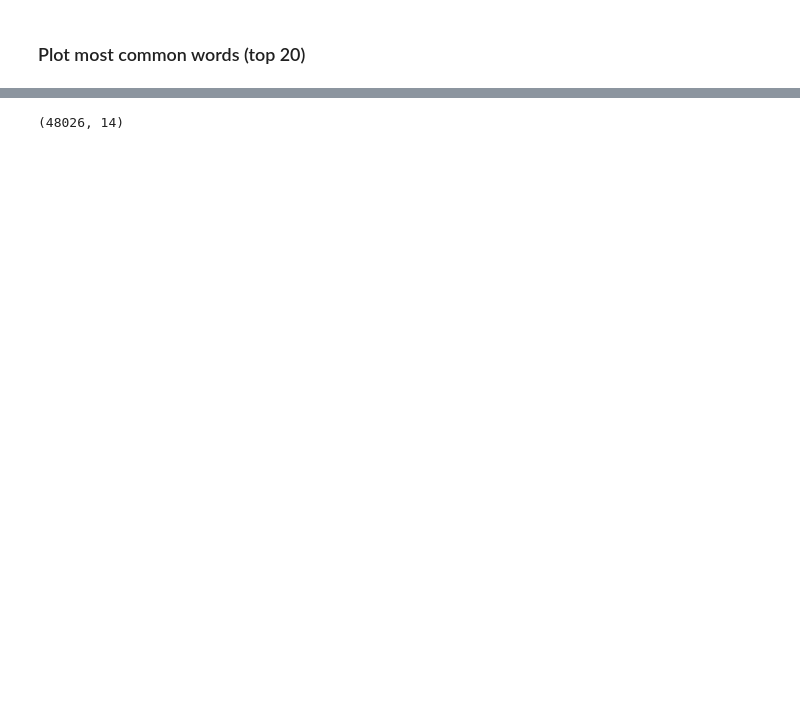
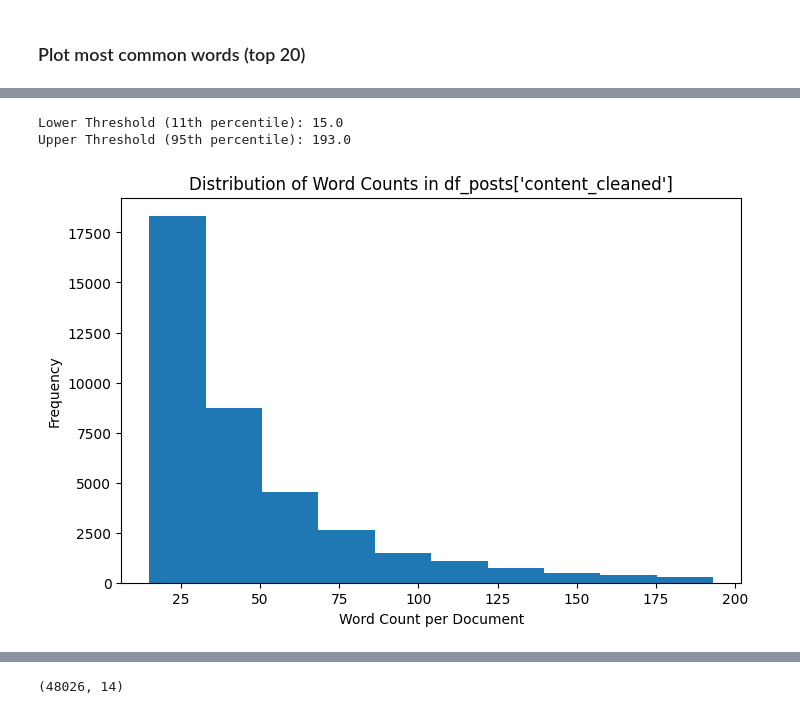
Before and after one commit to Starlight0901/Reddit_SriLanka_Social_Insight, a Jupyter notebook: Data Preprocessing and Feature Engineering.ipynb, the cells around one changed output, grey strips where cells are left out. Drawn from its saved outputs; the diff is of its cells as text; code cells hidden in the pictures; blank space fills up the shorter version.

```diff
--- a/Data Preprocessing and Feature Engineering.ipynb
+++ b/Data Preprocessing and Feature Engineering.ipynb
@@ -412,16 +708,32 @@ plt.show()
 # %%
 # Compute recommended thresholds using quantiles
-lower_threshold = df_posts["word_count"].quantile(0.3)
-upper_threshold = df_posts["word_count"].quantile(0.95)
+lower_threshold = df_posts["word_count"].quantile(0.45)
+upper_threshold = df_posts["word_count"].quantile(0.98)
 
 print("Lower Threshold (11th percentile):", lower_threshold)
 print("Upper Threshold (95th percentile):", upper_threshold)
+# %% [output]
+Lower Threshold (11th percentile): 15.0
+Upper Threshold (95th percentile): 193.0
 # %%
 df_posts_backup = df_posts.copy()
 df_posts = df_posts[
     (df_posts["word_count"] >= lower_threshold) &
     (df_posts["word_count"] <= upper_threshold)
 ]
+# %%
+# Create a word count column
+df_posts["word_count"] = df_posts["content_cleaned"].apply(lambda x: len(str(x).split()))
+
+# Plot histogram of word counts
+plt.figure(figsize=(8, 5))
+plt.hist(df_posts["word_count"])
+plt.xlabel("Word Count per Document")
+plt.ylabel("Frequency")
+plt.title("Distribution of Word Counts in df_posts['content_cleaned']")
+plt.show()
+# %% [output]
+[figure, added]
 # %%
 # 12. Report corpus statistics
 all_text = " ".join(df_posts['content_cleaned'])
```
Also changed, not shown: parts of 27 cells of this notebook.
